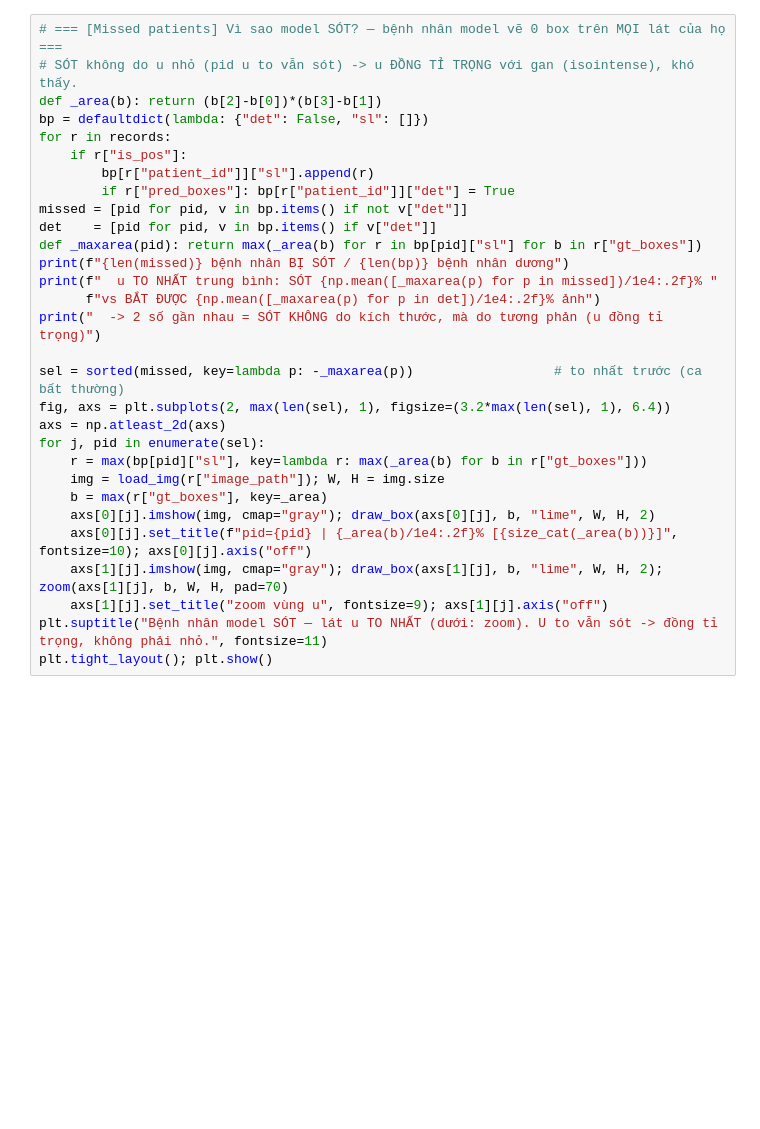
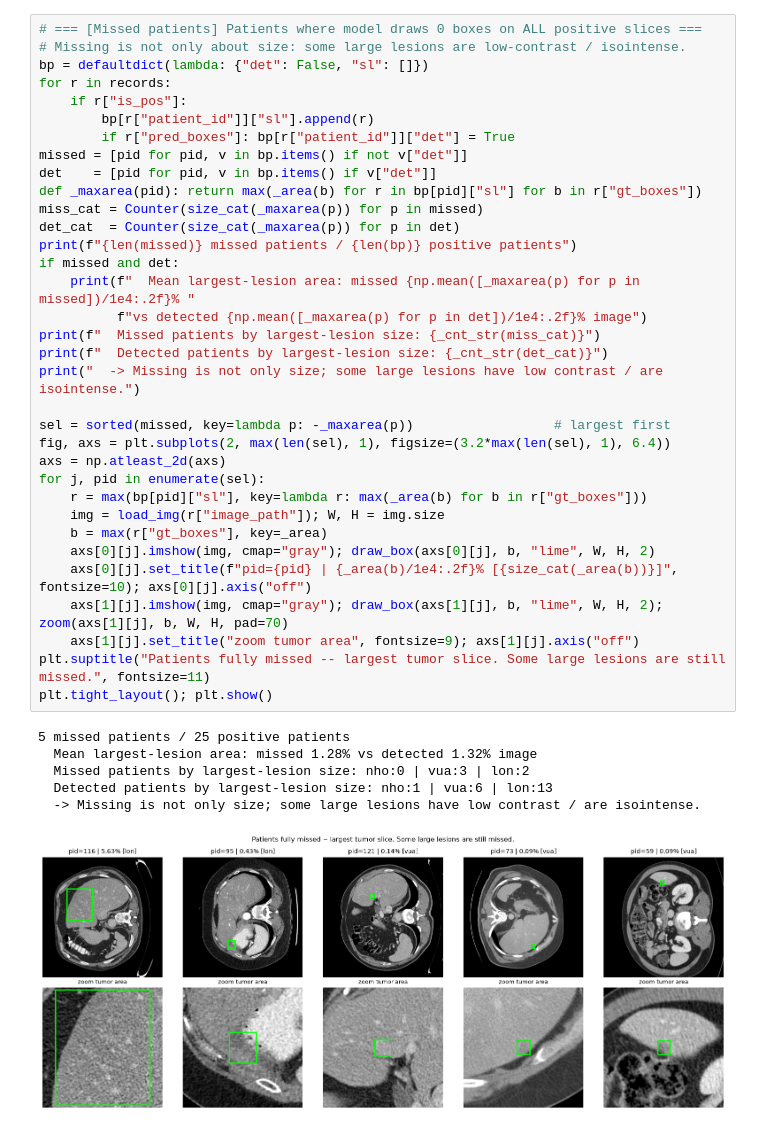
Before and after one commit to HatDuaa/medrega-liver-seminar, a Jupyter notebook: seminar/code/eval_visualize.ipynb, the cells around one changed output. Saved outputs shown, nothing was run; the diff lists cells and outputs as text; blank space fills up the shorter version.

```diff
--- a/seminar/code/eval_visualize.ipynb
+++ b/seminar/code/eval_visualize.ipynb
@@ -170,30 +203,41 @@ Soi các bệnh nhân model **sót hoàn toàn** (vẽ 0 box trên MỌI lát c
 # %%
-# === [Missed patients] Vì sao model SÓT? — bệnh nhân model vẽ 0 box trên MỌI lát của họ ===
-# SÓT không do u nhỏ (pid u to vẫn sót) -> u ĐỒNG TỈ TRỌNG với gan (isointense), khó thấy.
-def _area(b): return (b[2]-b[0])*(b[3]-b[1])
+# === [Missed patients] Patients where model draws 0 boxes on ALL positive slices ===
+# Missing is not only about size: some large lesions are low-contrast / isointense.
 bp = defaultdict(lambda: {"det": False, "sl": []})
 for r in records:
     if r["is_pos"]:
         bp[r["patient_id"]]["sl"].append(r)
         if r["pred_boxes"]: bp[r["patient_id"]]["det"] = True
 missed = [pid for pid, v in bp.items() if not v["det"]]
 det    = [pid for pid, v in bp.items() if v["det"]]
 def _maxarea(pid): return max(_area(b) for r in bp[pid]["sl"] for b in r["gt_boxes"])
-print(f"{len(missed)} bệnh nhân BỊ SÓT / {len(bp)} bệnh nhân dương")
-print(f"  u TO NHẤT trung bình: SÓT {np.mean([_maxarea(p) for p in missed])/1e4:.2f}% "
-      f"vs BẮT ĐƯỢC {np.mean([_maxarea(p) for p in det])/1e4:.2f}% ảnh")
-print("  -> 2 số gần nhau = SÓT KHÔNG do kích thước, mà do tương phản (u đồng tỉ trọng)")
+miss_cat = Counter(size_cat(_maxarea(p)) for p in missed)
+det_cat  = Counter(size_cat(_maxarea(p)) for p in det)
+print(f"{len(missed)} missed patients / {len(bp)} positive patients")
+if missed and det:
+    print(f"  Mean largest-lesion area: missed {np.mean([_maxarea(p) for p in missed])/1e4:.2f}% "
+          f"vs detected {np.mean([_maxarea(p) for p in det])/1e4:.2f}% image")
+print(f"  Missed patients by largest-lesion size: {_cnt_str(miss_cat)}")
+print(f"  Detected patients by largest-lesion size: {_cnt_str(det_cat)}")
+print("  -> Missing is not only size; some large lesions have low contrast / are isointense.")
 
-sel = sorted(missed, key=lambda p: -_maxarea(p))                  # to nhất trước (ca bất thường)
+sel = sorted(missed, key=lambda p: -_maxarea(p))                  # largest first
 fig, axs = plt.subplots(2, max(len(sel), 1), figsize=(3.2*max(len(sel), 1), 6.4))
 axs = np.atleast_2d(axs)
 for j, pid in enumerate(sel):
     r = max(bp[pid]["sl"], key=lambda r: max(_area(b) for b in r["gt_boxes"]))
     img = load_img(r["image_path"]); W, H = img.size
     b = max(r["gt_boxes"], key=_area)
     axs[0][j].imshow(img, cmap="gray"); draw_box(axs[0][j], b, "lime", W, H, 2)
     axs[0][j].set_title(f"pid={pid} | {_area(b)/1e4:.2f}% [{size_cat(_area(b))}]", fontsize=10); axs[0][j].axis("off")
     axs[1][j].imshow(img, cmap="gray"); draw_box(axs[1][j], b, "lime", W, H, 2); zoom(axs[1][j], b, W, H, pad=70)
-    axs[1][j].set_title("zoom vùng u", fontsize=9); axs[1][j].axis("off")
-plt.suptitle("Bệnh nhân model SÓT — lát u TO NHẤT (dưới: zoom). U to vẫn sót -> đồng tỉ trọng, không phải nhỏ.", fontsize=11)
+    axs[1][j].set_title("zoom tumor area", fontsize=9); axs[1][j].axis("off")
+plt.suptitle("Patients fully missed -- largest tumor slice. Some large lesions are still missed.", fontsize=11)
 plt.tight_layout(); plt.show()
+# %% [output]
+5 missed patients / 25 positive patients
+  Mean largest-lesion area: missed 1.28% vs detected 1.32% image
+  Missed patients by largest-lesion size: nho:0 | vua:3 | lon:2
+  Detected patients by largest-lesion size: nho:1 | vua:6 | lon:13
+  -> Missing is not only size; some large lesions have low contrast / are isointense.
+[figure, added]
```
Also changed, not shown: parts of 23 cells of this notebook.
